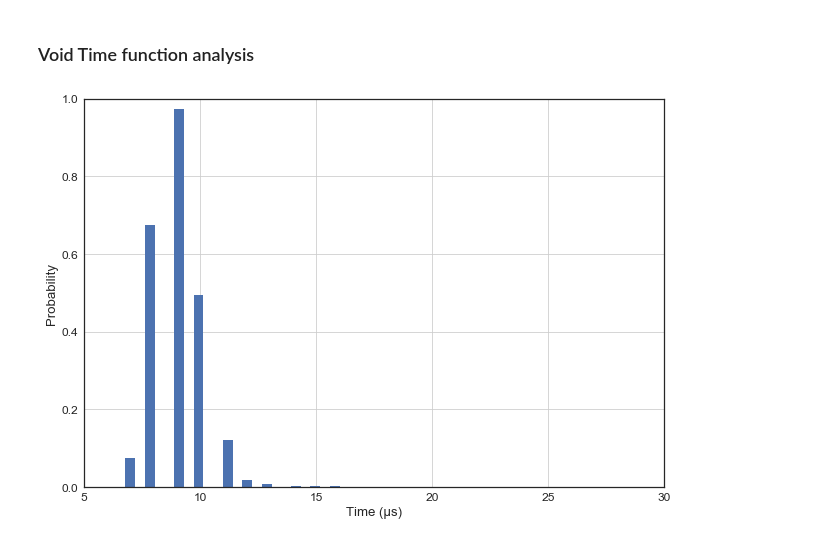
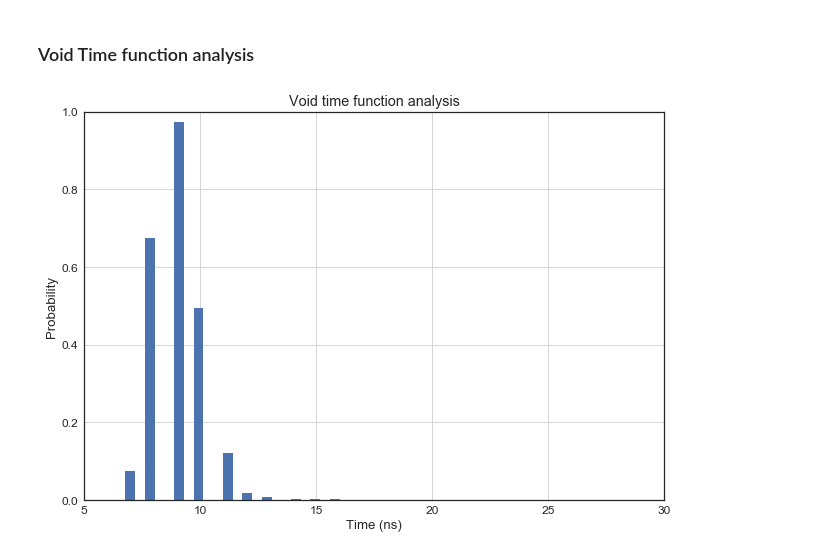
Before and after one commit to SimoneStefani/thesis-data-analysis, a Jupyter notebook: Thesis Data Analysis.ipynb, the cells around one changed output. Cells and saved outputs as stored; diff of their text form; code cells hidden in the pictures.

Commit message:
Update void time function plot

```diff
--- a/Thesis Data Analysis.ipynb
+++ b/Thesis Data Analysis.ipynb
@@ -300,21 +300,20 @@ Done!
 # %%
 # 1.000.000 void runs with the time function used
 #os.system("go build -o " + EXPERIMENT_PATH + "/thesis " + EXPERIMENT_PATH + "/*.go")
 #os.system("rm " + EXPERIMENT_PATH + "/results/time.txt")
 #os.system(EXPERIMENT_PATH + "/thesis -algo=time")
 
 
 # build plot
-title = 'Void Time function analysis'
+title = 'Void time function analysis'
 text = np.loadtxt(EXPERIMENT_PATH  + "/results/time.txt", dtype='int', delimiter='\n')
-#sns.distplot(text, hist=False, rug=True);
 plt.hist(text, 50, density=True, facecolor='b', range=(3,24), histtype='stepfilled')
-plt.xlabel('Time (μs)')
+plt.xlabel('Time (ns)')
 plt.ylabel('Probability')
-#plt.title(title)
+plt.title(title)
 plt.axis([5, 30, 0, 1])
 plt.grid(True)
 plt.savefig(toSnakeCase(title) + '.png', dpi = 400)
 plt.show()
 # %% [output]
-[figure, old version]
+[figure, new version]
```
Also changed, not shown: 1 other file.
